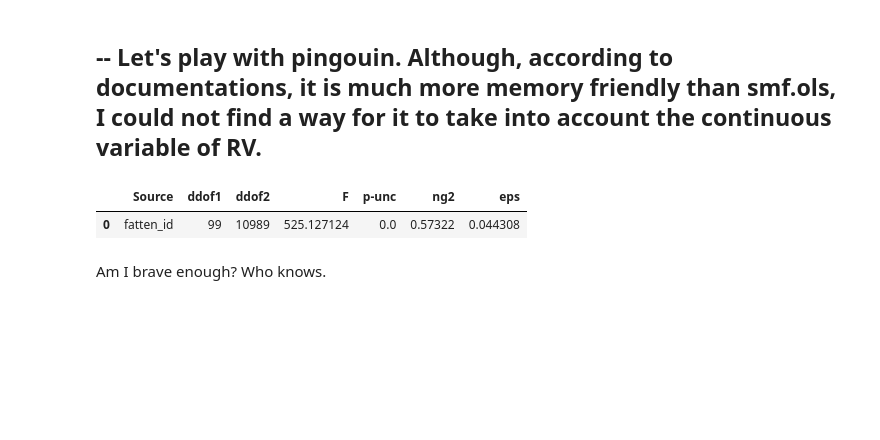
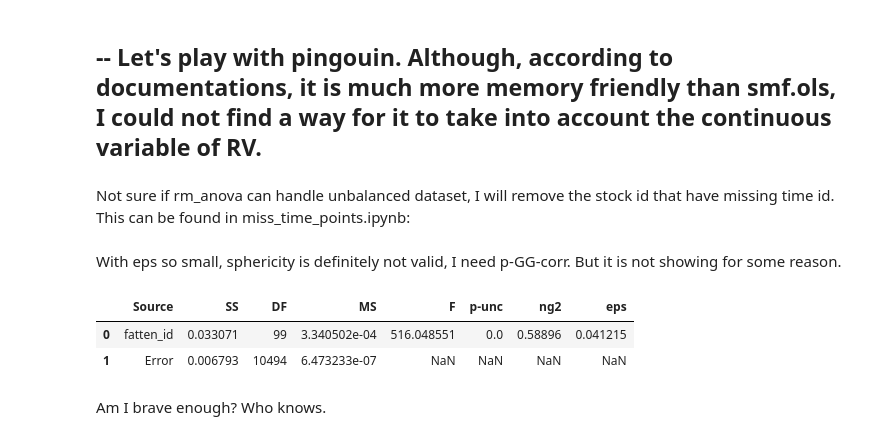
Before and after one commit to martinmf-dev/Realized_Volatility_Prediction_-erdos_deeplearning-, a Jupyter notebook: EDA/EDA_yuan.ipynb, the cells around one changed output. Saved outputs shown, nothing was run; the diff lists cells and outputs as text; code cells hidden in the pictures; blank space fills up the shorter version.

```diff
--- a/EDA/EDA_yuan.ipynb
+++ b/EDA/EDA_yuan.ipynb
@@ -515,11 +601,18 @@ chi2.sf(loglf_diff,degfree_diff)
 np.float64(0.0)
 # %% [markdown]
 ## -- Let's play with pingouin. Although, according to documentations, it is much more memory friendly than smf.ols, I could not find a way for it to take into account the continuous variable of RV.
+# %% [markdown]
+Not sure if rm_anova can handle unbalanced dataset, I will remove the stock id that have missing time id. This can be found in miss_time_points.ipynb:
+# %%
+list_miss=[13,38,75,80,100]
+# %% [markdown]
+With eps so small, sphericity is definitely not valid, I need p-GG-corr. But it is not showing for some reason.
 # %%
-pg.rm_anova(data=df_extended_fatten,dv="target",within="fatten_id",subject="stock_id")
+pg.rm_anova(data=df_extended_fatten[~df_extended_fatten["stock_id"].isin(list_miss)],dv="target",within="fatten_id",subject="stock_id",detailed=True)
 # %% [output]
-|  | Source | ddof1 | ddof2 | F | p-unc | ng2 | eps |
-| 0 | fatten_id | 99 | 10989 | 525.127124 | 0.0 | 0.57322 | 0.044308 |
+|  | Source | SS | DF | MS | F | p-unc | ng2 | eps |
+| 0 | fatten_id | 0.033071 | 99 | 3.340502e-04 | 516.048551 | 0.0 | 0.58896 | 0.041215 |
+| 1 | Error | 0.006793 | 10494 | 6.473233e-07 | NaN | NaN | NaN | NaN |
 # %% [markdown]
 Am I brave enough? Who knows.
 # %%
```
Also changed, not shown: parts of 28 cells of this notebook.
